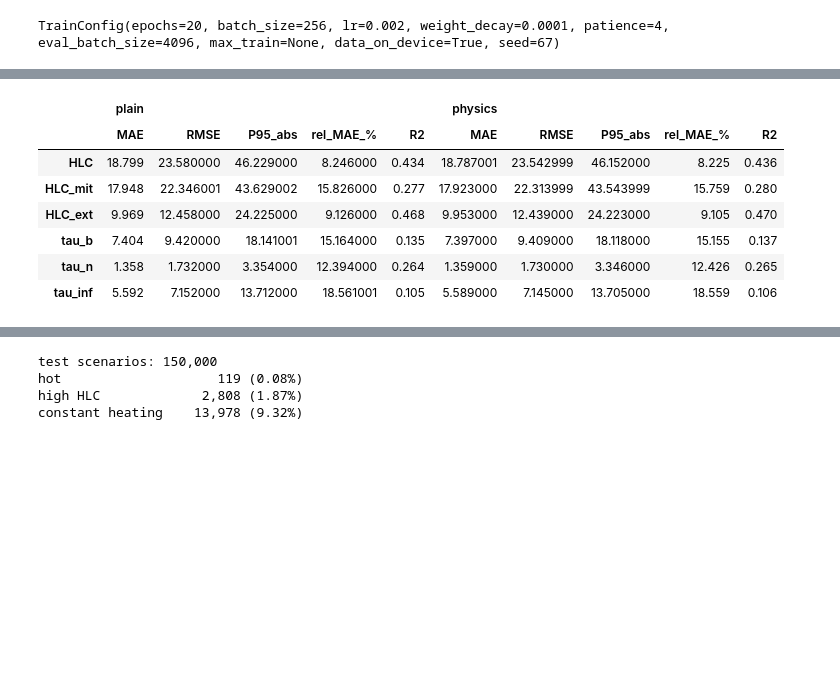
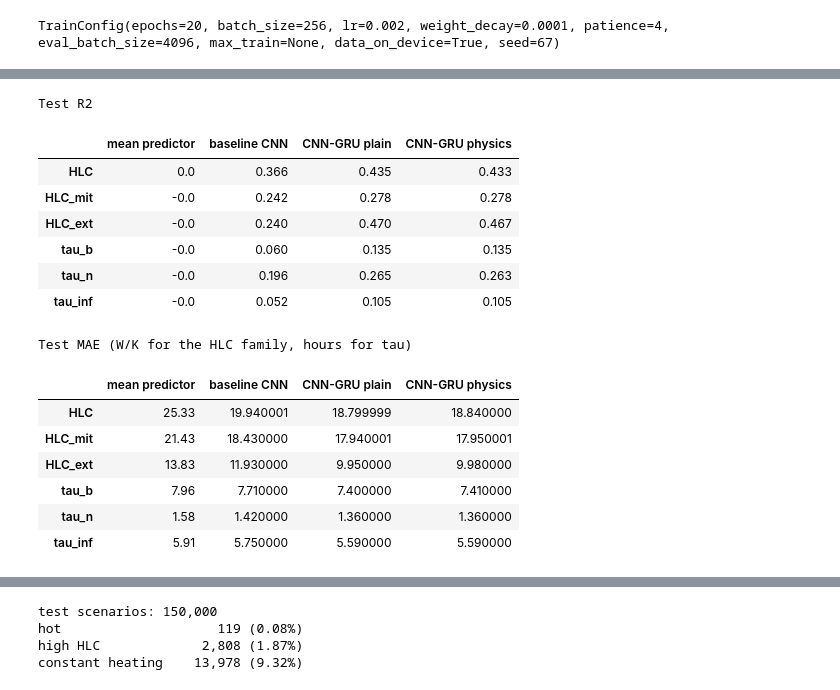
Before and after one commit to BigB021/coenergy-assessment, a Jupyter notebook: notebooks/2_modeling.ipynb, the cells around one changed output, grey strips where cells are left out. Cells and saved outputs as stored; diff of their text form; code cells hidden in the pictures; blank space fills up the shorter version.

```diff
--- a/notebooks/2_modeling.ipynb
+++ b/notebooks/2_modeling.ipynb
@@ -180,0 +229,3 @@ TrainConfig(epochs=20, batch_size=256, lr=0.002, weight_decay=0.0001, patience=4
+# %%
+history_baseline = fit(model_baseline, 'baseline_cnn')
+history_baseline.tail()
@@ -262,12 +320,14 @@ Loss curves (normalized MSE) and per-target validation R2 across epochs, for bot
 # %%
-fig, axes = plt.subplots(1, 2, figsize=(12, 4.5))
-for ax, (name, hist) in zip(axes, [('plain', history_plain), ('physics', history_physics)]):
+HISTORIES = [('baseline CNN', history_baseline), ('CNN-GRU plain', history_plain), ('CNN-GRU physics', history_physics)]
+
+fig, axes = plt.subplots(1, 3, figsize=(16, 4.5), sharey=True)
+for ax, (name, hist) in zip(axes, HISTORIES):
     ax.plot(hist.index, hist['train_loss'], label='train')
     ax.plot(hist.index, hist['val_loss'], label='val')
-    ax.set_title(f'{name} head')
+    ax.set_title(name)
     ax.set_xlabel('epoch')
-    ax.set_ylabel('normalized MSE')
     ax.legend()
+axes[0].set_ylabel('normalized MSE')
 fig.tight_layout()
 fig.savefig(FIG_DIR / 'training_curves.png', dpi=150)
 plt.show()
@@ -276,12 +336,12 @@ plt.show()
 # %%
-fig, axes = plt.subplots(1, 2, figsize=(13, 4.5), sharey=True)
-for ax, (name, hist) in zip(axes, [('plain', history_plain), ('physics', history_physics)]):
+fig, axes = plt.subplots(1, 3, figsize=(17, 4.5), sharey=True)
+for ax, (name, hist) in zip(axes, HISTORIES):
     for lbl in scalers.target_labels:
         ax.plot(hist.index, hist[f'R2_{lbl}'], label=lbl)
     ax.axhline(0, color='black', lw=0.8)
-    ax.set_title(f'{name} head')
+    ax.set_title(name)
     ax.set_xlabel('epoch')
-axes[0].set_ylabel('validation R2 (normalized space)')
+axes[0].set_ylabel('validation R2')
 fig.legend(scalers.target_labels, loc='lower center', ncol=6, bbox_to_anchor=(0.5, -0.05))
 fig.tight_layout()
 fig.savefig(FIG_DIR / 'training_r2.png', dpi=150, bbox_inches='tight')
@@ -297,23 +369,30 @@ constants). Both heads are evaluated on the same held-out test split.
 # %%
-from coenergy.metrics import per_target_metrics, constraint_violations
-from coenergy.training import predict
+preds = {
+    'mean predictor': pred_mean,
+    'baseline CNN': predict(model_baseline, test.x, cfg.eval_batch_size),
+    'CNN-GRU plain': predict(model_plain, test.x, cfg.eval_batch_size),
+    'CNN-GRU physics': predict(model_physics, test.x, cfg.eval_batch_size),
+}
+metrics = {name: per_target_metrics(p, y_test_phys, scalers.target_labels) for name, p in preds.items()}
 
-y_test_phys = scalers.denorm_targets(test.y)
-
-pred_plain = predict(model_plain, test.x, cfg.eval_batch_size)
-pred_physics = predict(model_physics, test.x, cfg.eval_batch_size)
-
-metrics_plain = per_target_metrics(pred_plain, y_test_phys, scalers.target_labels)
-metrics_physics = per_target_metrics(pred_physics, y_test_phys, scalers.target_labels)
-
-comparison = pd.concat({'plain': metrics_plain, 'physics': metrics_physics}, axis=1)
-comparison.round(3)
+print('Test R2')
+display(pd.DataFrame({name: m['R2'] for name, m in metrics.items()}).round(3))
+print('Test MAE (W/K for the HLC family, hours for tau)')
+display(pd.DataFrame({name: m['MAE'] for name, m in metrics.items()}).round(2))
 # %% [output]
+Test R2
-|  | plain |  |  |  |  | physics |  |  |  |  |
-|  | MAE | RMSE | P95_abs | rel_MAE_% | R2 | MAE | RMSE | P95_abs | rel_MAE_% | R2 |
-| HLC | 18.799 | 23.580000 | 46.229000 | 8.246000 | 0.434 | 18.787001 | 23.542999 | 46.152000 | 8.225 | 0.436 |
-| HLC_mit | 17.948 | 22.346001 | 43.629002 | 15.826000 | 0.277 | 17.923000 | 22.313999 | 43.543999 | 15.759 | 0.280 |
-| HLC_ext | 9.969 | 12.458000 | 24.225000 | 9.126000 | 0.468 | 9.953000 | 12.439000 | 24.223000 | 9.105 | 0.470 |
-| tau_b | 7.404 | 9.420000 | 18.141001 | 15.164000 | 0.135 | 7.397000 | 9.409000 | 18.118000 | 15.155 | 0.137 |
-| tau_n | 1.358 | 1.732000 | 3.354000 | 12.394000 | 0.264 | 1.359000 | 1.730000 | 3.346000 | 12.426 | 0.265 |
-| tau_inf | 5.592 | 7.152000 | 13.712000 | 18.561001 | 0.105 | 5.589000 | 7.145000 | 13.705000 | 18.559 | 0.106 |
+|  | mean predictor | baseline CNN | CNN-GRU plain | CNN-GRU physics |
+| HLC | 0.0 | 0.366 | 0.435 | 0.433 |
+| HLC_mit | -0.0 | 0.242 | 0.278 | 0.278 |
+| HLC_ext | -0.0 | 0.240 | 0.470 | 0.467 |
+| tau_b | -0.0 | 0.060 | 0.135 | 0.135 |
+| tau_n | -0.0 | 0.196 | 0.265 | 0.263 |
+| tau_inf | -0.0 | 0.052 | 0.105 | 0.105 |
+Test MAE (W/K for the HLC family, hours for tau)
+|  | mean predictor | baseline CNN | CNN-GRU plain | CNN-GRU physics |
+| HLC | 25.33 | 19.940001 | 18.799999 | 18.840000 |
+| HLC_mit | 21.43 | 18.430000 | 17.940001 | 17.950001 |
+| HLC_ext | 13.83 | 11.930000 | 9.950000 | 9.980000 |
+| tau_b | 7.96 | 7.710000 | 7.400000 | 7.410000 |
+| tau_n | 1.58 | 1.420000 | 1.360000 | 1.360000 |
+| tau_inf | 5.91 | 5.750000 | 5.590000 | 5.590000 |
```
Also changed, not shown: parts of 33 cells of this notebook, 11 other files.
